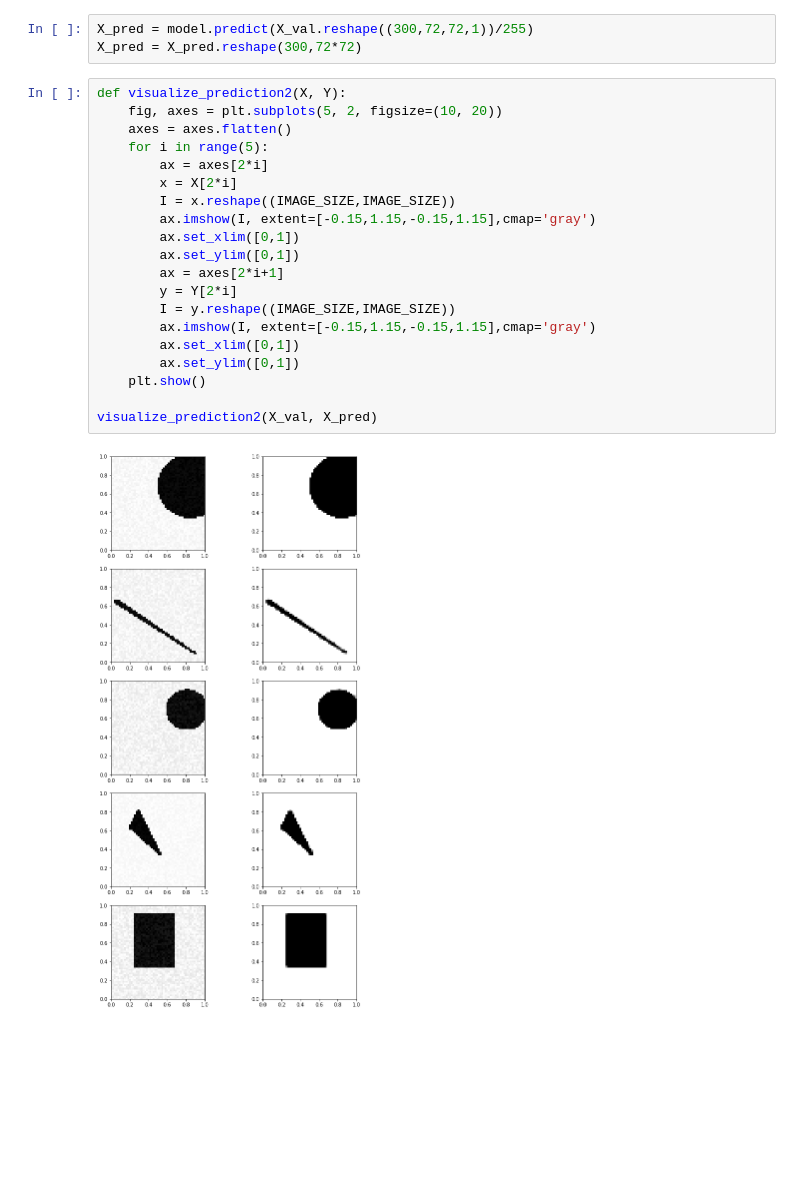
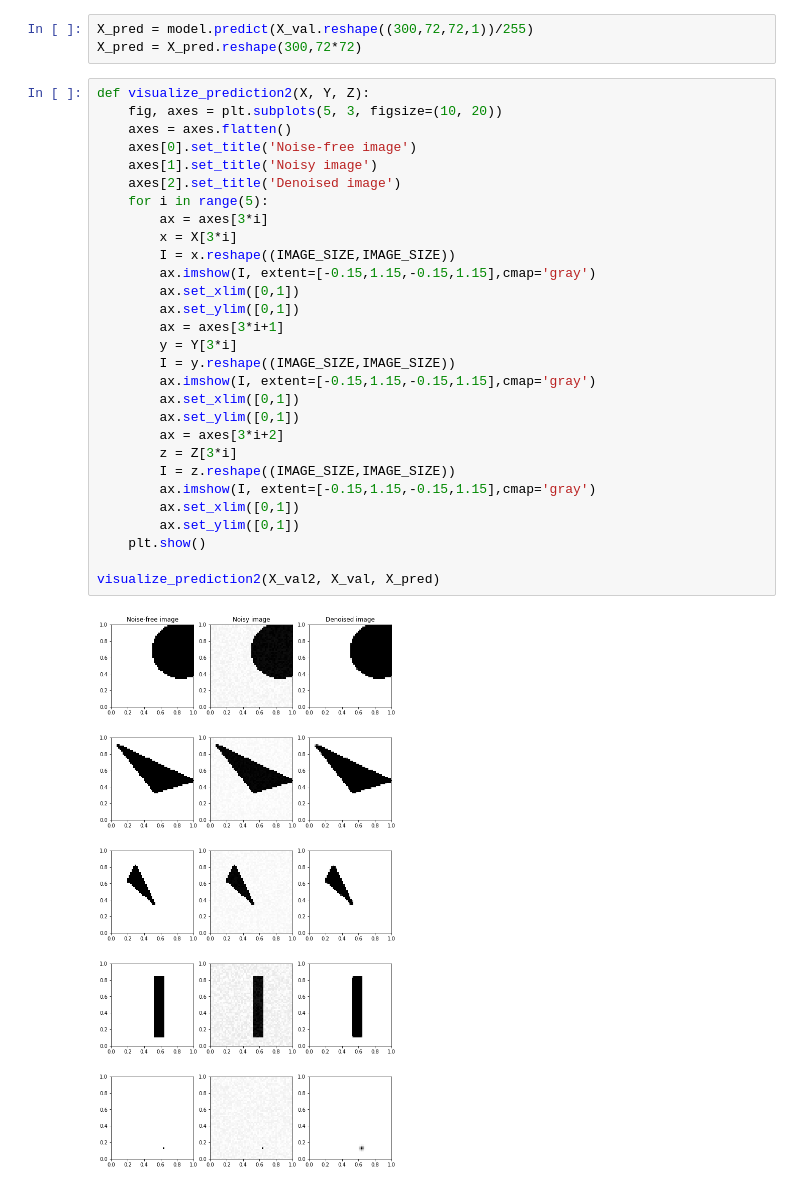
Before and after one commit to gabsens/Deep-Learning-MVA, a Jupyter notebook: HW1/hw1.ipynb, the cells around one changed output. Drawn from its saved outputs; the diff is of its cells as text; blank space fills up the shorter version.

```diff
--- a/HW1/hw1.ipynb
+++ b/HW1/hw1.ipynb
@@ -706,26 +706,35 @@ Epoch:90 loss: 0.0012 val_loss: 0.0017
 X_pred = model.predict(X_val.reshape((300,72,72,1))/255)
 X_pred = X_pred.reshape(300,72*72)
 # %%
-def visualize_prediction2(X, Y):
-    fig, axes = plt.subplots(5, 2, figsize=(10, 20))
+def visualize_prediction2(X, Y, Z):
+    fig, axes = plt.subplots(5, 3, figsize=(10, 20))
     axes = axes.flatten()
+    axes[0].set_title('Noise-free image')
+    axes[1].set_title('Noisy image')
+    axes[2].set_title('Denoised image')
     for i in range(5):
-        ax = axes[2*i]
-        x = X[2*i]
+        ax = axes[3*i]
+        x = X[3*i]
         I = x.reshape((IMAGE_SIZE,IMAGE_SIZE))
         ax.imshow(I, extent=[-0.15,1.15,-0.15,1.15],cmap='gray')
         ax.set_xlim([0,1])
         ax.set_ylim([0,1])
-        ax = axes[2*i+1]
-        y = Y[2*i]
+        ax = axes[3*i+1]
+        y = Y[3*i]
         I = y.reshape((IMAGE_SIZE,IMAGE_SIZE))
+        ax.imshow(I, extent=[-0.15,1.15,-0.15,1.15],cmap='gray')
+        ax.set_xlim([0,1])
+        ax.set_ylim([0,1])
+        ax = axes[3*i+2]
+        z = Z[3*i]
+        I = z.reshape((IMAGE_SIZE,IMAGE_SIZE))
         ax.imshow(I, extent=[-0.15,1.15,-0.15,1.15],cmap='gray')
         ax.set_xlim([0,1])
         ax.set_ylim([0,1])
     plt.show()
 
-visualize_prediction2(X_val, X_pred)
+visualize_prediction2(X_val2, X_val, X_pred)
 # %% [output]
-[figure, old version]
+[figure, new version]
 # %% [markdown]
 The results are satisfying. They get visually better when we add more epochs.
```
Also changed, not shown: parts of 2 cells of this notebook.
